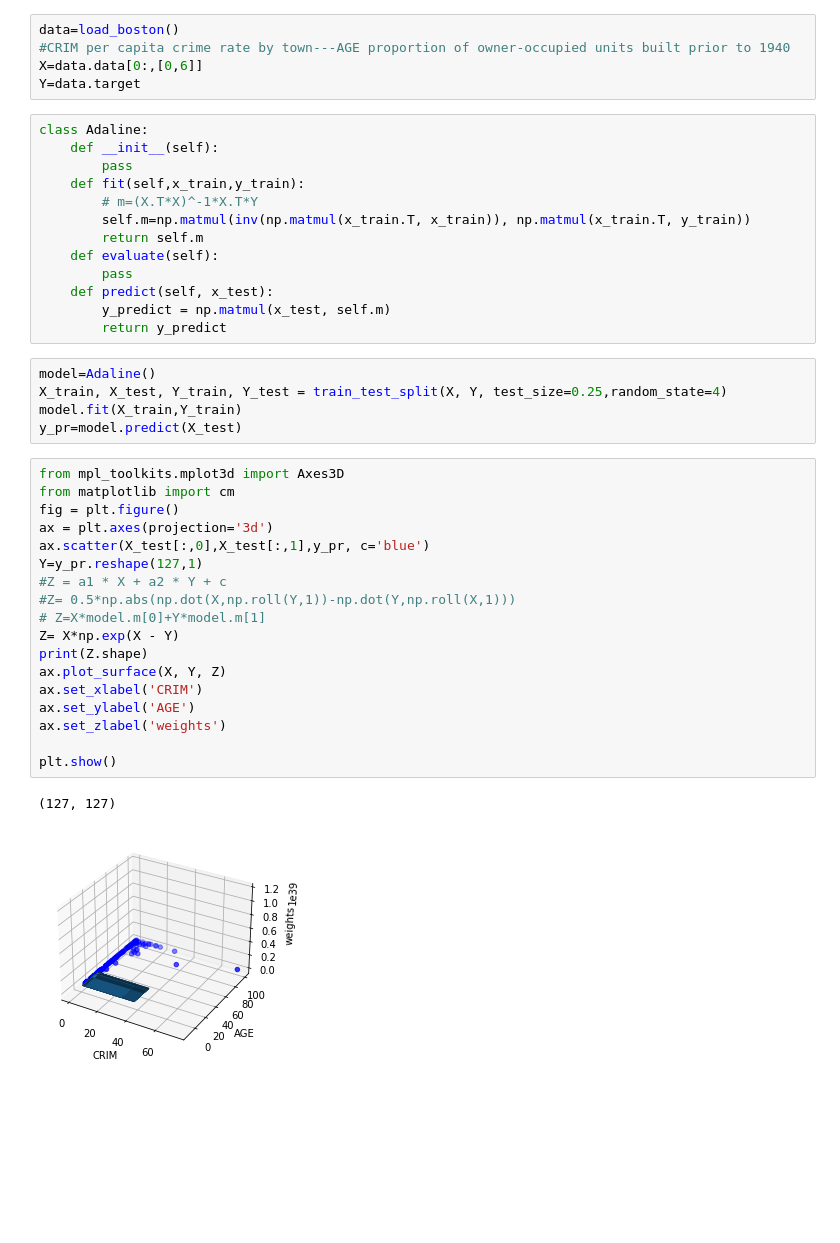
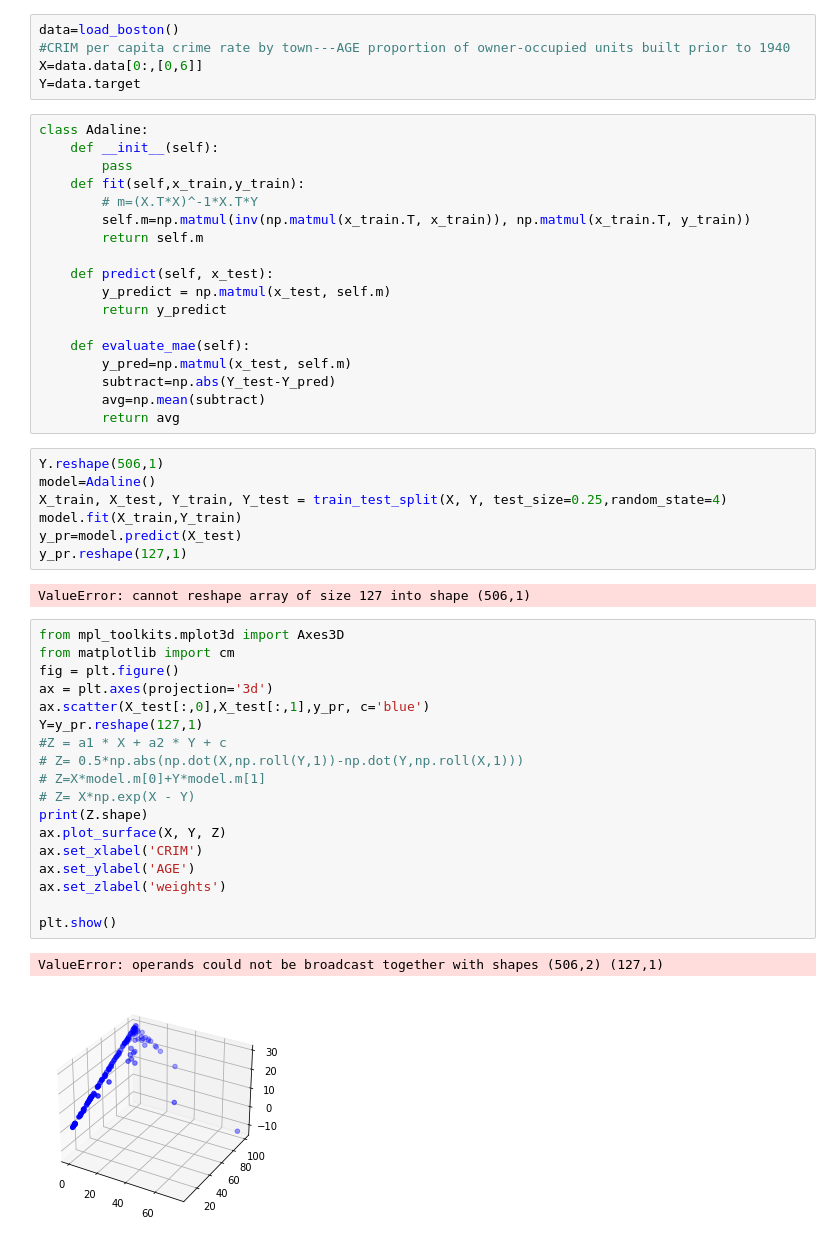
Before and after one commit to FatemeZamanian/Adaline, a Jupyter notebook: Boston-Adaline.ipynb, the cells around one changed output. Drawn from its saved outputs; the diff is of its cells as text; blank space fills up the shorter version.

```diff
--- a/Boston-Adaline.ipynb
+++ b/Boston-Adaline.ipynb
@@ -17,37 +17,46 @@ class Adaline:
         # m=(X.T*X)^-1*X.T*Y
         self.m=np.matmul(inv(np.matmul(x_train.T, x_train)), np.matmul(x_train.T, y_train))
         return self.m
-    def evaluate(self):
-        pass
+
     def predict(self, x_test):
         y_predict = np.matmul(x_test, self.m)
         return y_predict
+
+    def evaluate_mae(self):
+        y_pred=np.matmul(x_test, self.m)
+        subtract=np.abs(Y_test-Y_pred)
+        avg=np.mean(subtract)
+        return avg
 # %%
+Y.reshape(506,1)
 model=Adaline()
 X_train, X_test, Y_train, Y_test = train_test_split(X, Y, test_size=0.25,random_state=4)
 model.fit(X_train,Y_train)
 y_pr=model.predict(X_test)
+y_pr.reshape(127,1)
+# %% [output]
+ValueError: cannot reshape array of size 127 into shape (506,1)
 # %%
 from mpl_toolkits.mplot3d import Axes3D
 from matplotlib import cm
 fig = plt.figure()
 ax = plt.axes(projection='3d')
 ax.scatter(X_test[:,0],X_test[:,1],y_pr, c='blue')
 Y=y_pr.reshape(127,1)
 #Z = a1 * X + a2 * Y + c
-#Z= 0.5*np.abs(np.dot(X,np.roll(Y,1))-np.dot(Y,np.roll(X,1)))
+# Z= 0.5*np.abs(np.dot(X,np.roll(Y,1))-np.dot(Y,np.roll(X,1)))
 # Z=X*model.m[0]+Y*model.m[1]
-Z= X*np.exp(X - Y)
+# Z= X*np.exp(X - Y)
 print(Z.shape)
 ax.plot_surface(X, Y, Z)
 ax.set_xlabel('CRIM')
 ax.set_ylabel('AGE')
 ax.set_zlabel('weights')
 
 plt.show()
 # %% [output]
-(127, 127)
+ValueError: operands could not be broadcast together with shapes (506,2) (127,1)
-[figure, old version]
+[figure, new version]
 # %%
 from skspatial.objects import Plane
 from skspatial.objects import Points
```
Also changed, not shown: parts of 2 cells of this notebook.
